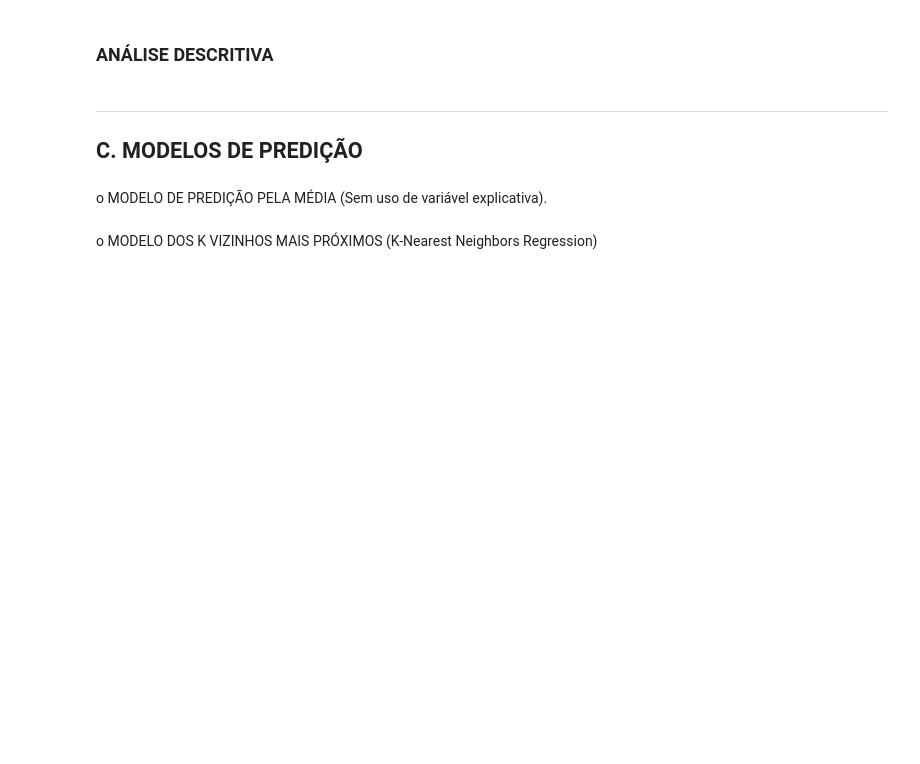
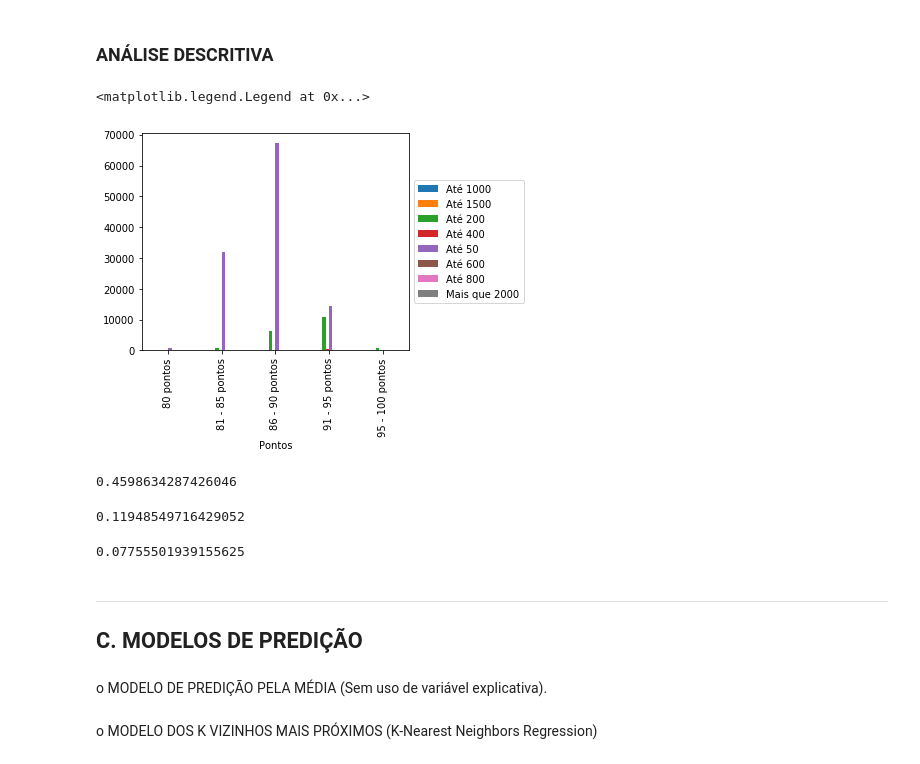
Before and after one commit to FidyBack/projeto_Cdata, a Jupyter notebook: Projeto3 Layout.ipynb, the cells around one changed output. Drawn from its saved outputs; the diff is of its cells as text; code cells hidden in the pictures; blank space fills up the shorter version.

```diff
--- a/Projeto3 Layout.ipynb
+++ b/Projeto3 Layout.ipynb
@@ -115,0 +113,6 @@ vinhos
+# %%
+lista2=[]
+for uva in x.variety:
+    lista2.append(dic2[uva])
+# %%
+x.Frequencia = lista2
@@ -116,5 +170,48 @@ vinhos
+# %%
+x.loc[(x.price<50),'Preço'] = 'Até 50'
+x.loc[(x.price>50)&(x.price<=200),'Preço'] = 'Até 200'
+#x.loc[(x.price>100)&(x.price<=200),'Preço'] = 'Até 200'
+x.loc[(x.price>200)&(x.price<=400),'Preço'] = 'Até 400'
+#x.loc[(x.price>300)&(x.price<=400),'Preço'] = 'Até 400'
+x.loc[(x.price>400)&(x.price<=600),'Preço'] = 'Até 600'
+#x.loc[(x.price>500)&(x.price<=600),'Preço'] = 'Até 600'
+x.loc[(x.price>600)&(x.price<=800),'Preço'] = 'Até 800'
+#x.loc[(x.price>700)&(x.price<=800),'Preço'] = 'Até 800'
+x.loc[(x.price>800)&(x.price<=1000),'Preço'] = 'Até 1000'
+#x.loc[(x.price>900)&(x.price<=1000),'Preço'] = 'Até 1000'
+x.loc[(x.price>1000)&(x.price<=1500),'Preço'] = 'Até 1500'
+#x.loc[(x.price>1500)&(x.price<=2000),'Preço'] = 'Até 2000'
+x.loc[(x.price>2000),'Preço'] = 'Mais que 2000'
+# %%
+x.loc[(x.points<=80),'Pontos'] = '80 pontos'
+x.loc[(x.points>80)&(x.points<=85),'Pontos'] = '81 - 85 pontos'
+x.loc[(x.points>85)&(x.points<=90),'Pontos'] = '86 - 90 pontos'
+x.loc[(x.points>90)&(x.points<=95),'Pontos'] = '91 - 95 pontos'
+x.loc[(x.points>95)&(x.points<=100),'Pontos'] = '95 - 100 pontos'
 # %% [markdown]
 ### ANÁLISE DESCRITIVA
+# %%
+ct = pd.crosstab(x.Pontos, x.Preço)
+ct.plot(kind='bar');
+ax = plt.subplot(111);
+box = ax.get_position()
+ax.set_position([box.x0, box.y0, box.width * 0.8, box.height])
+ax.legend(loc='center left', bbox_to_anchor=(1, 0.5))
+# %% [output]
+<matplotlib.legend.Legend at 0x...>
+[figure, added]
+# %%
+x.points.corr(x.price)
+# %% [output]
+0.4598634287426046
+# %%
+x.Frequencia.corr(x.price)
+# %% [output]
+0.11948549716429052
+# %%
+x.Frequencia.corr(x.points)
+# %% [output]
+0.07755501939155625
 # %% [markdown]
 ___
 ## C. MODELOS DE PREDIÇÃO
```
Also changed, not shown: parts of 18 cells of this notebook.
